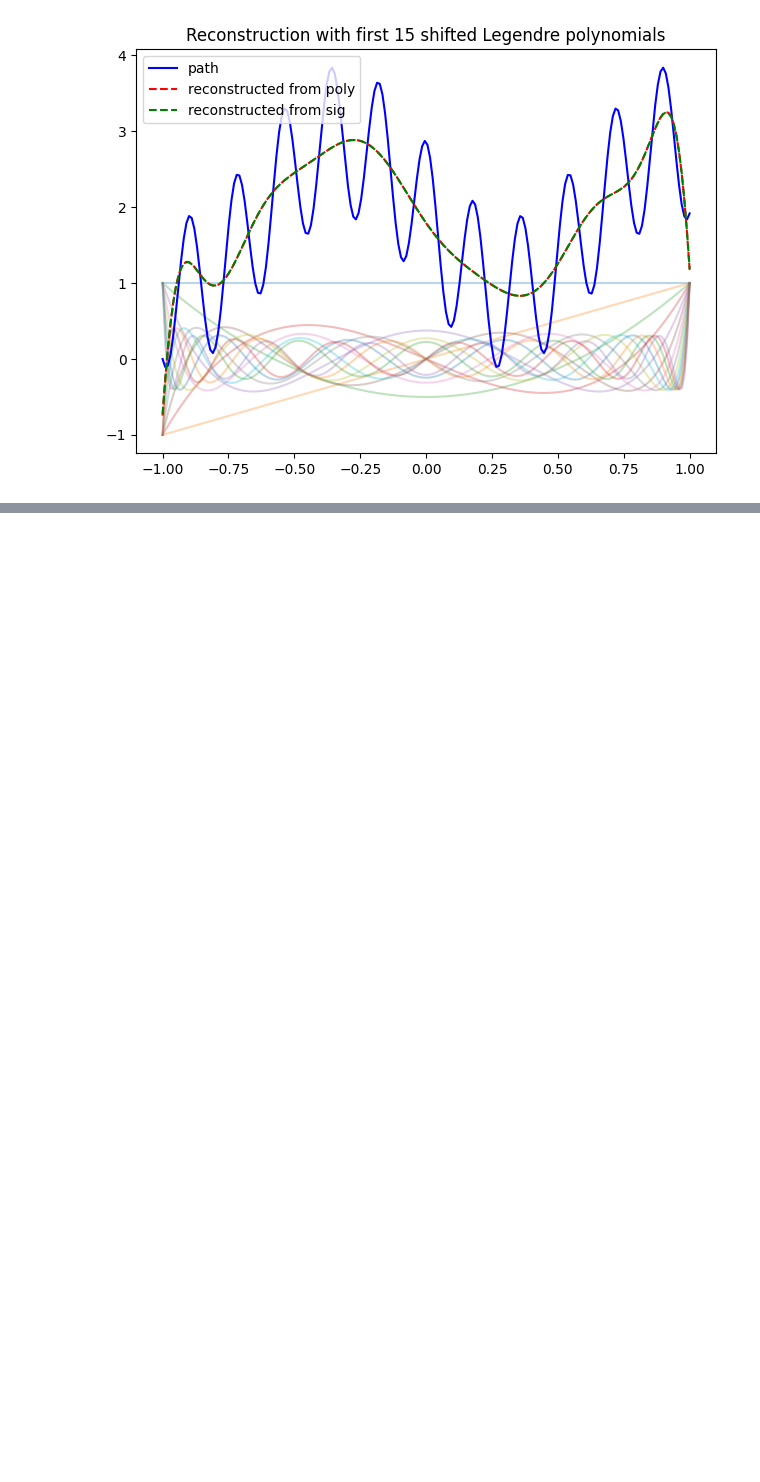
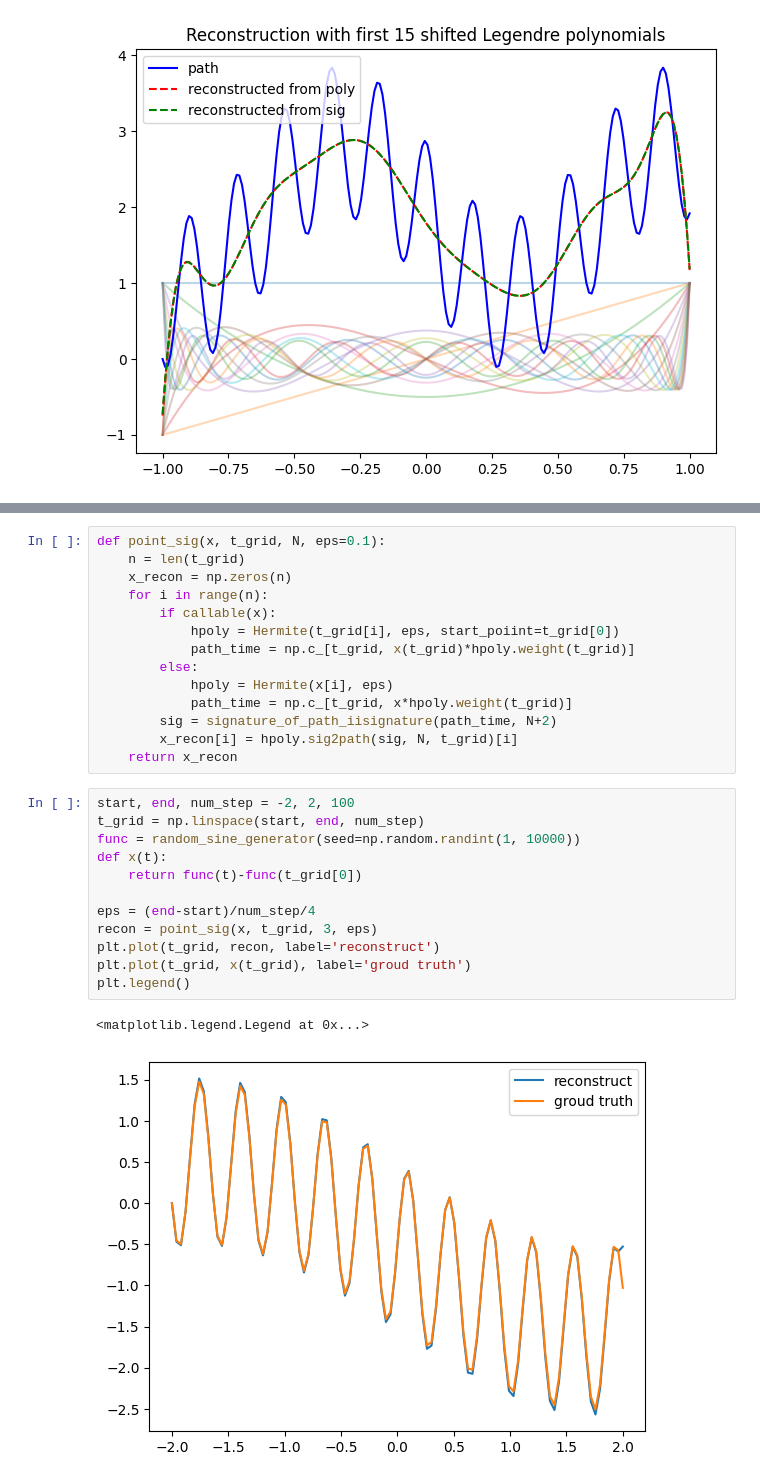
Before and after one commit to Zhuoyue-Huang/M3R-signature-inversion, a Jupyter notebook: sig_ortho_polys.ipynb, the cells around one changed output, grey strips where cells are left out. Drawn from its saved outputs; the diff is of its cells as text; blank space fills up the shorter version.

```diff
--- a/sig_ortho_polys.ipynb
+++ b/sig_ortho_polys.ipynb
@@ -208,0 +221,29 @@ plt.tight_layout()
+# %%
+def point_sig(x, t_grid, N, eps=0.1):
+    n = len(t_grid)
+    x_recon = np.zeros(n)
+    for i in range(n):
+        if callable(x):
+            hpoly = Hermite(t_grid[i], eps, start_poiint=t_grid[0])
+            path_time = np.c_[t_grid, x(t_grid)*hpoly.weight(t_grid)]
+        else:
+            hpoly = Hermite(x[i], eps)
+            path_time = np.c_[t_grid, x*hpoly.weight(t_grid)]
+        sig = signature_of_path_iisignature(path_time, N+2)
+        x_recon[i] = hpoly.sig2path(sig, N, t_grid)[i]
+    return x_recon
+# %%
+start, end, num_step = -2, 2, 100
+t_grid = np.linspace(start, end, num_step)
+func = random_sine_generator(seed=np.random.randint(1, 10000))
+def x(t):
+    return func(t)-func(t_grid[0])
+
+eps = (end-start)/num_step/4
+recon = point_sig(x, t_grid, 3, eps)
+plt.plot(t_grid, recon, label='reconstruct')
+plt.plot(t_grid, x(t_grid), label='groud truth')
+plt.legend()
+# %% [output]
+<matplotlib.legend.Legend at 0x...>
+[figure, added]
```
Also changed, not shown: parts of 15 cells of this notebook, 1 other file.
